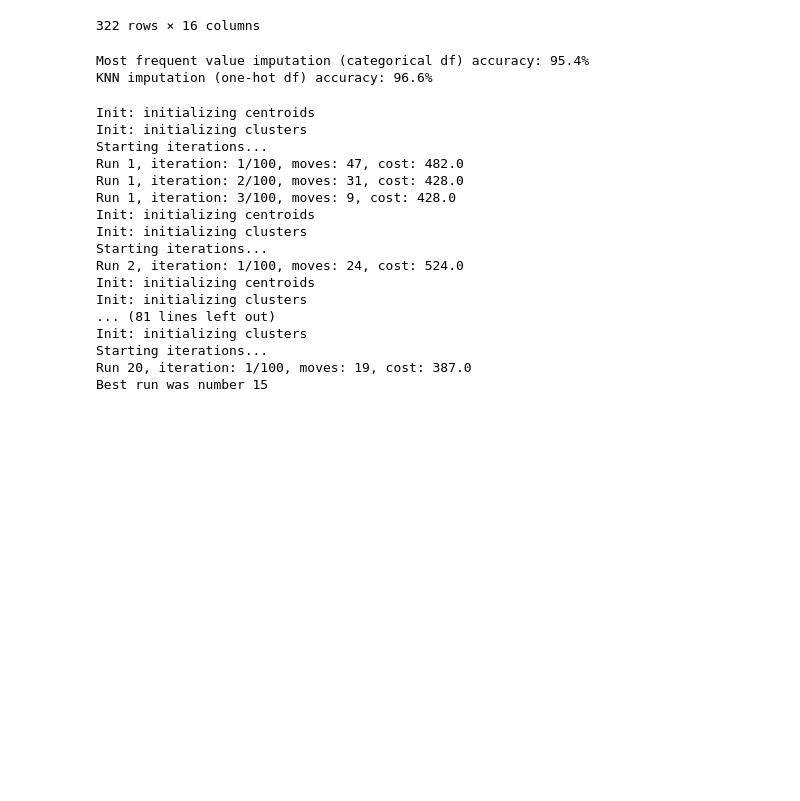
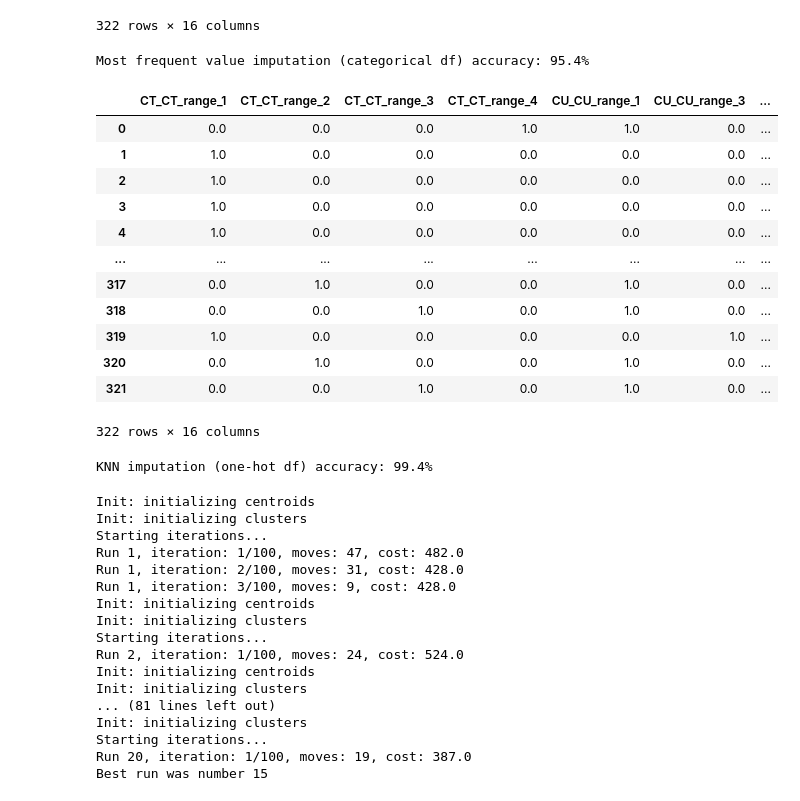
Before and after one commit to TommasoCapacci/DQ_Project_Clustering_2022, a Jupyter notebook: code/users.ipynb, the cells around one changed output. Cells and saved outputs as stored; diff of their text form; code cells hidden in the pictures; blank space fills up the shorter version.

```diff
--- a/code/users.ipynb
+++ b/code/users.ipynb
@@ -339,28 +339,54 @@ def compute_accuracy(ground_truth, imputed):
     accuracy = correct / total
     return accuracy
 # %%
-from sklearn.impute import SimpleImputer, KNNImputer
+from sklearn.impute import SimpleImputer
 from sklearn.metrics import pairwise_distances
+from sklearn.compose import ColumnTransformer
+from sklearn.experimental import enable_iterative_imputer
+from sklearn.impute import IterativeImputer
 import numpy as np
 
 #Note as df_dirty is not one-hot encoded
 simple_imputer = SimpleImputer(missing_values=np.NaN, strategy='most_frequent')
 users_imp_mode = simple_imputer.fit_transform(df_dirty.copy()) #learn the mode of each column
 users_imp_mode = pd.DataFrame(users_imp_mode, columns=df_dirty.columns) #cast np array to dataframe
 
 print("Most frequent value imputation (categorical df) accuracy: "+'{0:.1f}%'.format(compute_accuracy(df.copy(),users_imp_mode.copy())*100))
 users_imp_mode = pd.get_dummies(users_imp_mode)
 
-#default metric is nan_euclidean_distances, this is why we are forced to use the onehot encoded version of the dataset
-knn_imputer = KNNImputer(n_neighbors=10)
-users_imp_knn = knn_imputer.fit_transform(df_onehot_dirty.copy())
+from sklearn.neighbors import KNeighborsClassifier
+
+#Apply MICE imputation with KNN classifier
+#Note as df_onehot_dirty is one-hot encoded (necessary to use MICE)
+multivariate_impute_pipe = ColumnTransformer([
+                                            ("impute_num",
+                                            IterativeImputer(estimator=KNeighborsClassifier(n_neighbors=10),max_iter=100),
+                                            df_onehot_dirty.columns)
+                                            ])
+
+users_imp_knn = multivariate_impute_pipe.fit_transform(df_onehot_dirty.copy())
 users_imp_knn = pd.DataFrame(users_imp_knn,columns=df_onehot_dirty.columns)
 
+display(users_imp_knn)
 # note as for knn we compare the onehot version of the data
+#ACCURACY ASSESSMENT
 print("KNN imputation (one-hot df) accuracy: "+'{0:.1f}%'.format(compute_accuracy(df_onehot.copy(),users_imp_knn.copy())*100))
 # %% [output]
 Most frequent value imputation (categorical df) accuracy: 95.4%
-KNN imputation (one-hot df) accuracy: 96.6%
+|  | CT_CT_range_1 | CT_CT_range_2 | CT_CT_range_3 | CT_CT_range_4 | CU_CU_range_1 | CU_CU_range_3 | ... |
+| 0 | 0.0 | 0.0 | 0.0 | 1.0 | 1.0 | 0.0 | ... |
+| 1 | 1.0 | 0.0 | 0.0 | 0.0 | 0.0 | 0.0 | ... |
+| 2 | 1.0 | 0.0 | 0.0 | 0.0 | 0.0 | 0.0 | ... |
+| 3 | 1.0 | 0.0 | 0.0 | 0.0 | 0.0 | 0.0 | ... |
+| 4 | 1.0 | 0.0 | 0.0 | 0.0 | 0.0 | 0.0 | ... |
+| ... | ... | ... | ... | ... | ... | ... | ... |
+| 317 | 0.0 | 1.0 | 0.0 | 0.0 | 1.0 | 0.0 | ... |
+| 318 | 0.0 | 0.0 | 1.0 | 0.0 | 1.0 | 0.0 | ... |
+| 319 | 1.0 | 0.0 | 0.0 | 0.0 | 0.0 | 1.0 | ... |
+| 320 | 0.0 | 1.0 | 0.0 | 0.0 | 1.0 | 0.0 | ... |
+| 321 | 0.0 | 0.0 | 1.0 | 0.0 | 1.0 | 0.0 | ... |
+322 rows × 16 columns
+KNN imputation (one-hot df) accuracy: 99.4%
 # %%
 silhouette_scores_mode = []
 calinski_scores_mode = []
```
Also changed, not shown: parts of 14 cells of this notebook.
